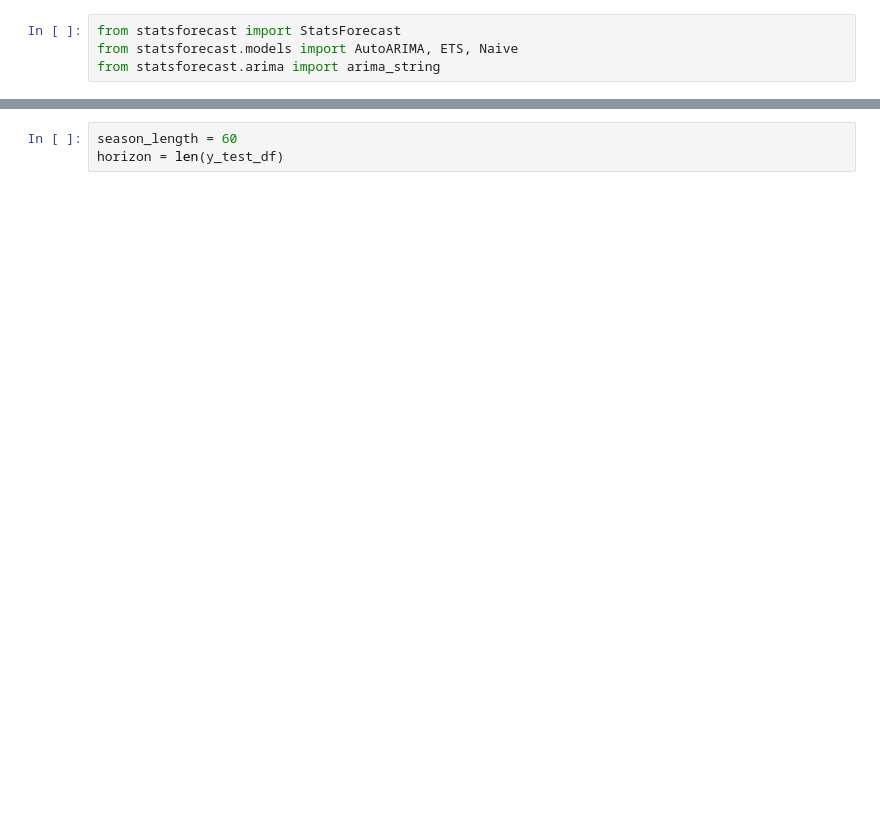
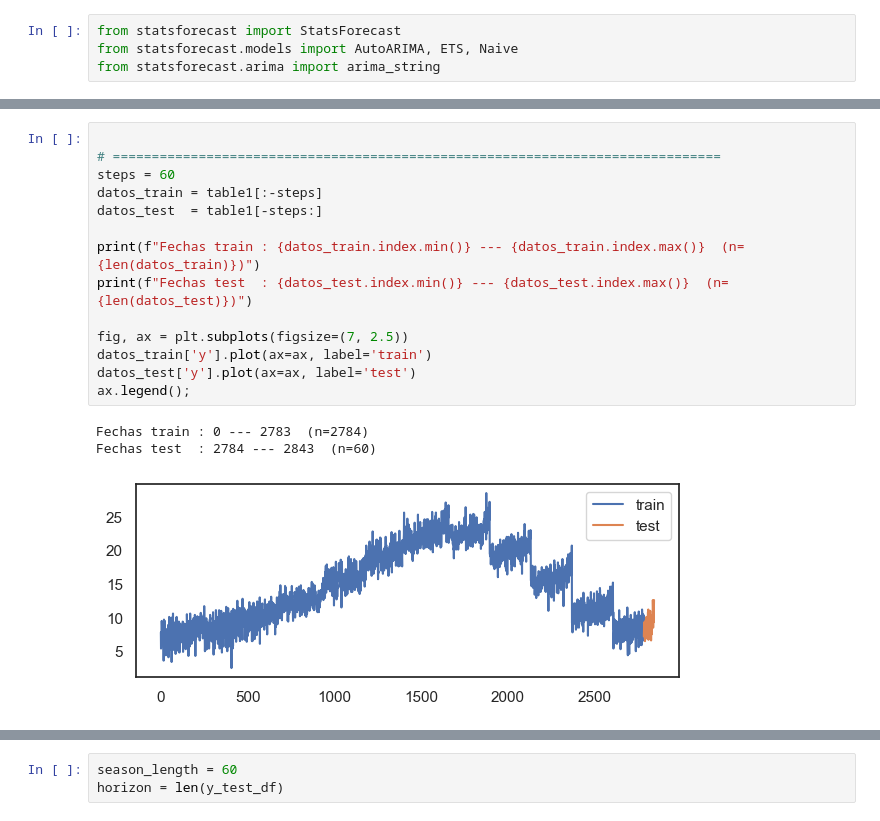
Before and after one commit to Likimeya/BCN_temp, a Jupyter notebook: dataframe.ipynb, the cells around one changed output, grey strips where cells are left out. Saved outputs shown, nothing was run; the diff lists cells and outputs as text; blank space fills up the shorter version.

```diff
--- a/dataframe.ipynb
+++ b/dataframe.ipynb
@@ -518,0 +516,18 @@ table1.head()
+# %%
+
+# ==============================================================================
+steps = 60
+datos_train = table1[:-steps]
+datos_test  = table1[-steps:]
+
+print(f"Fechas train : {datos_train.index.min()} --- {datos_train.index.max()}  (n={len(datos_train)})")
+print(f"Fechas test  : {datos_test.index.min()} --- {datos_test.index.max()}  (n={len(datos_test)})")
+
+fig, ax = plt.subplots(figsize=(7, 2.5))
+datos_train['y'].plot(ax=ax, label='train')
+datos_test['y'].plot(ax=ax, label='test')
+ax.legend();
+# %% [output]
+Fechas train : 0 --- 2783  (n=2784)
+Fechas test  : 2784 --- 2843  (n=60)
+[figure, added]
```
Also changed, not shown: parts of 15 cells of this notebook.
